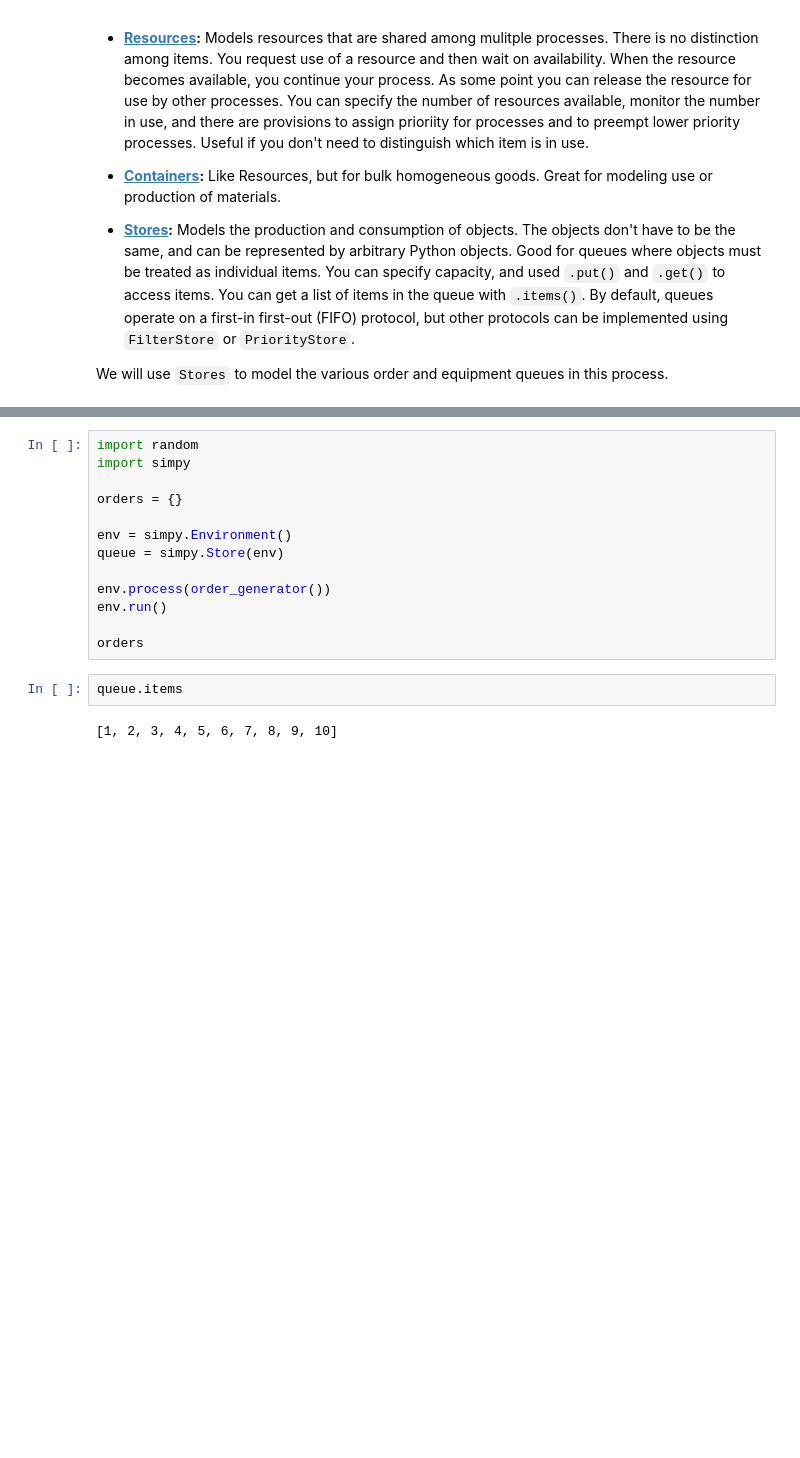
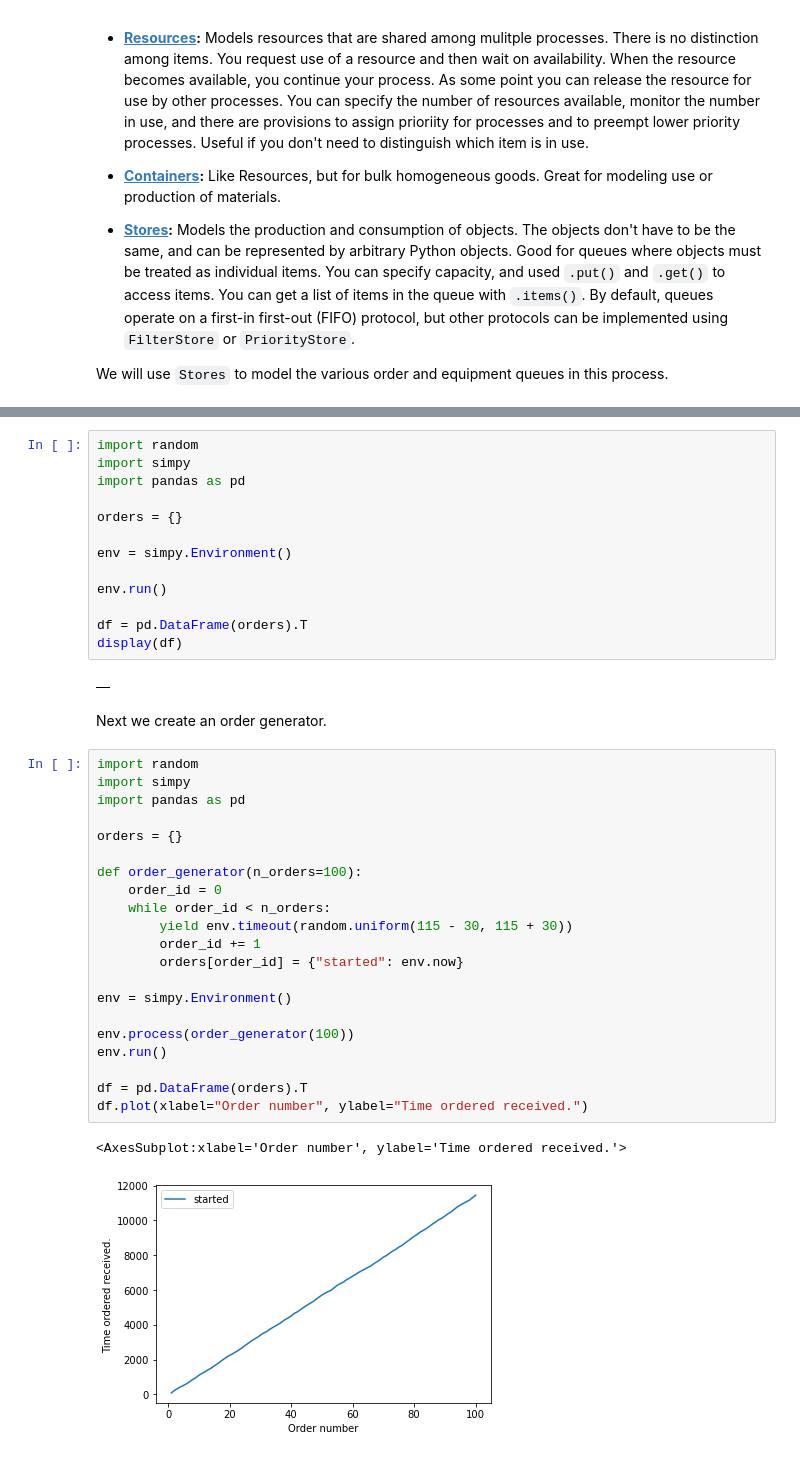
Before and after one commit to jckantor/cbe30338-2021, a Jupyter notebook: docs/07.04-Project-Batch-Chemical-Process.ipynb, the cells around one changed output, grey strips where cells are left out. Saved outputs shown, nothing was run; the diff lists cells and outputs as text; blank space fills up the shorter version.

```diff
--- a/docs/07.04-Project-Batch-Chemical-Process.ipynb
+++ b/docs/07.04-Project-Batch-Chemical-Process.ipynb
@@ -47,18 +47,42 @@ We'll begin with modeling the customer order queue. Each order has a unique iden
 # %%
 import random
 import simpy
+import pandas as pd
 
 orders = {}
 
 env = simpy.Environment()
-queue = simpy.Store(env)
 
-env.process(order_generator())
 env.run()
 
-orders
+df = pd.DataFrame(orders).T
+display(df)
+# %% [output]
+|  |
-# %%
-queue.items
-# %% [output]
-[1, 2, 3, 4, 5, 6, 7, 8, 9, 10]
+# %% [markdown]
+Next we create an order generator.
+# %%
+import random
+import simpy
+import pandas as pd
+
+orders = {}
+
+def order_generator(n_orders=100):
+    order_id = 0
+    while order_id < n_orders:
+        yield env.timeout(random.uniform(115 - 30, 115 + 30))
+        order_id += 1
+        orders[order_id] = {"started": env.now}
+
+env = simpy.Environment()
+
+env.process(order_generator(100))
+env.run()
+
+df = pd.DataFrame(orders).T
+df.plot(xlabel="Order number", ylabel="Time ordered received.")
+# %% [output]
+<AxesSubplot:xlabel='Order number', ylabel='Time ordered received.'>
+[figure, added]
 # %% [markdown]
```
Also changed, not shown: parts of 15 cells of this notebook, 11 other files.
